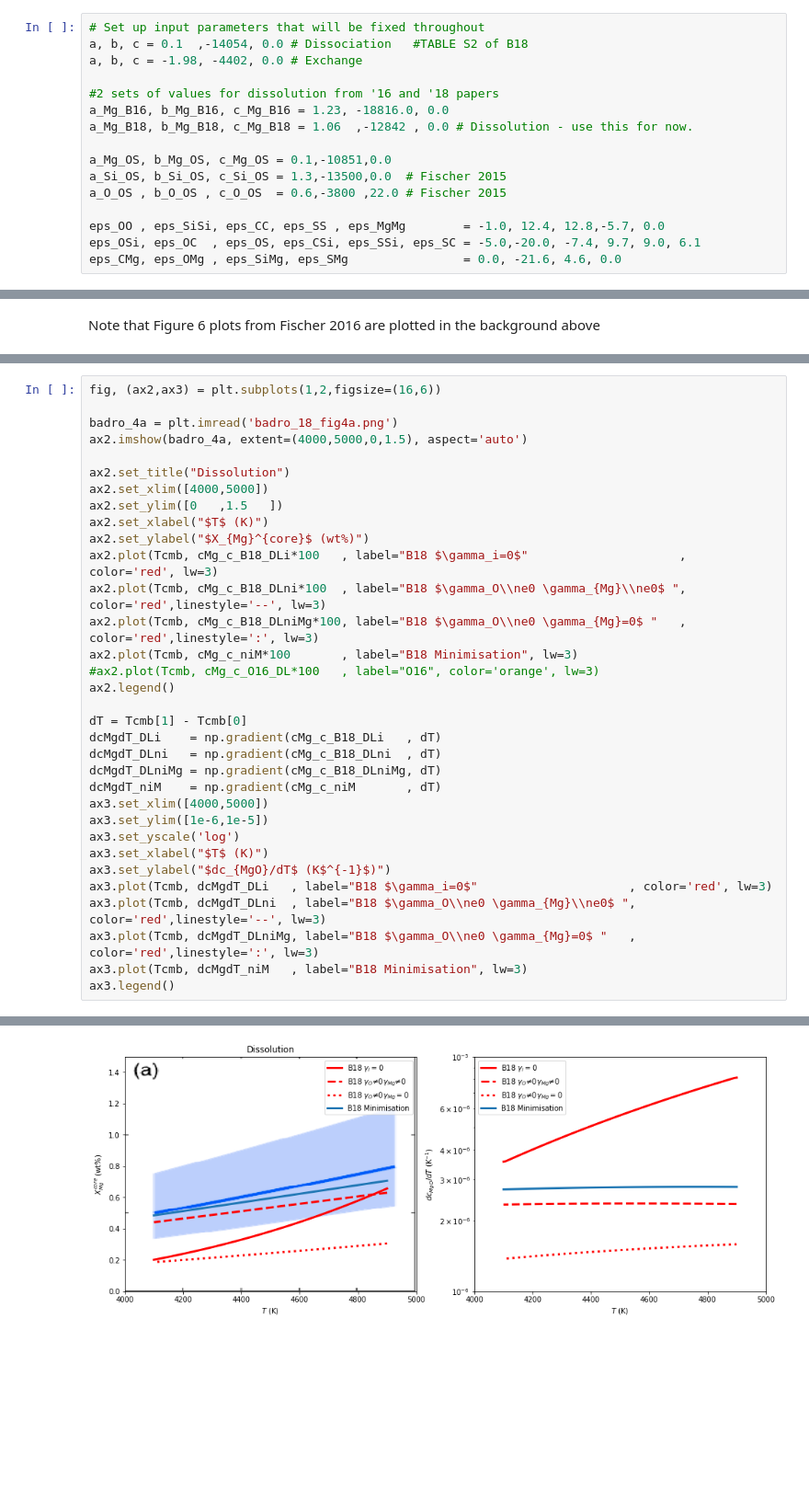
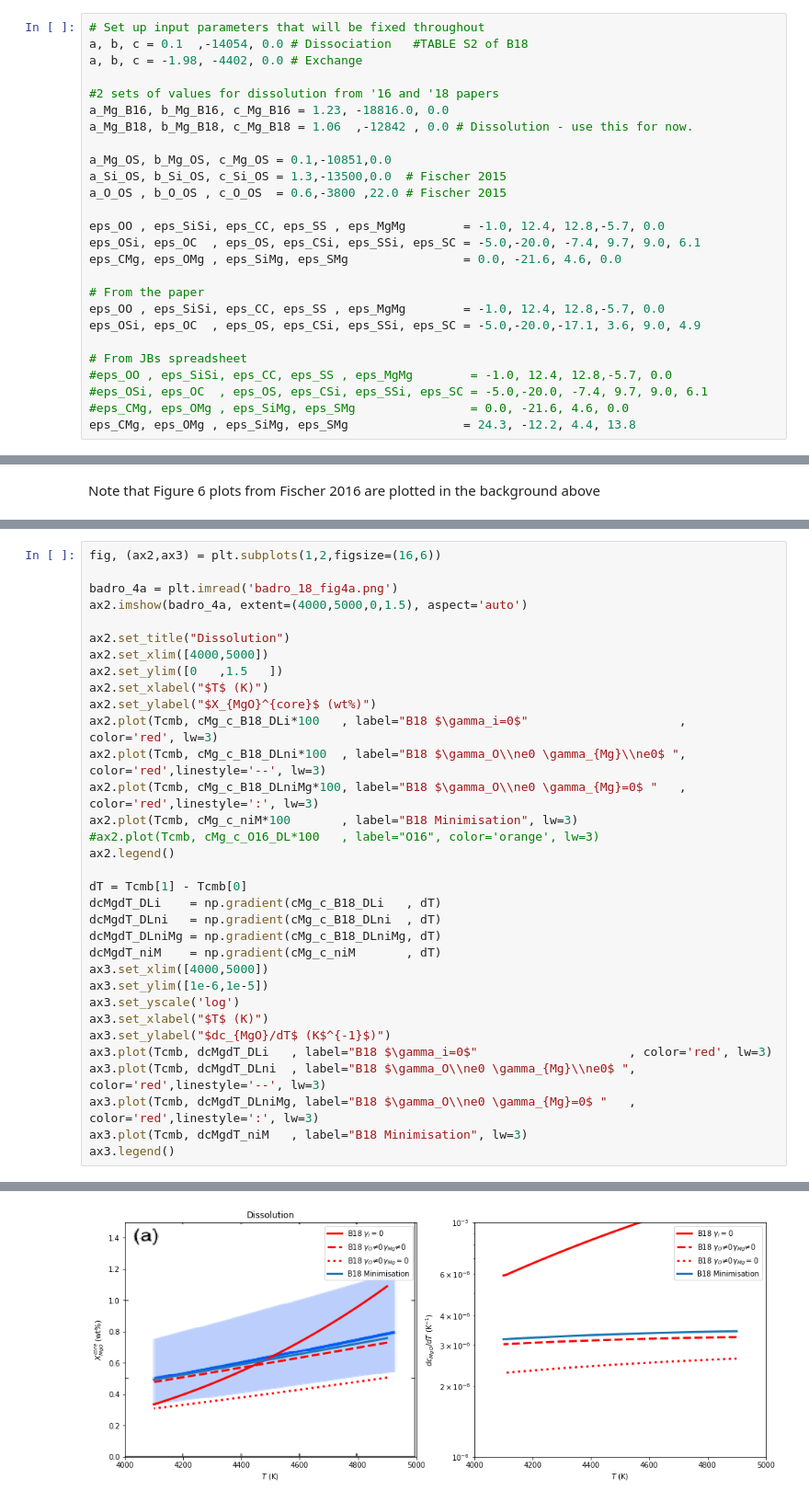
Before and after one commit to scs1cd/precipitation, a Jupyter notebook: B18_final.ipynb, the cells around one changed output, grey strips where cells are left out. Shown at 92% size. Saved outputs shown, nothing was run; the diff lists cells and outputs as text; blank space fills up the shorter version.

```diff
--- a/B18_final.ipynb
+++ b/B18_final.ipynb
@@ -24,6 +24,16 @@ a_O_OS , b_O_OS , c_O_OS  = 0.6,-3800 ,22.0 # Fischer 2015
 eps_OO , eps_SiSi, eps_CC, eps_SS , eps_MgMg        = -1.0, 12.4, 12.8,-5.7, 0.0
 eps_OSi, eps_OC  , eps_OS, eps_CSi, eps_SSi, eps_SC = -5.0,-20.0, -7.4, 9.7, 9.0, 6.1
 eps_CMg, eps_OMg , eps_SiMg, eps_SMg                = 0.0, -21.6, 4.6, 0.0
+
+# From the paper
+eps_OO , eps_SiSi, eps_CC, eps_SS , eps_MgMg        = -1.0, 12.4, 12.8,-5.7, 0.0
+eps_OSi, eps_OC  , eps_OS, eps_CSi, eps_SSi, eps_SC = -5.0,-20.0,-17.1, 3.6, 9.0, 4.9
+
+# From JBs spreadsheet
+#eps_OO , eps_SiSi, eps_CC, eps_SS , eps_MgMg        = -1.0, 12.4, 12.8,-5.7, 0.0
+#eps_OSi, eps_OC  , eps_OS, eps_CSi, eps_SSi, eps_SC = -5.0,-20.0, -7.4, 9.7, 9.0, 6.1
+#eps_CMg, eps_OMg , eps_SiMg, eps_SMg                = 0.0, -21.6, 4.6, 0.0
+eps_CMg, eps_OMg , eps_SiMg, eps_SMg                = 24.3, -12.2, 4.4, 13.8
 # %%
 # These params may want to change...
 Tcmb   = np.linspace(4900,4100,101)
@@ -196,32 +207,32 @@ badro_4a = plt.imread('badro_18_fig4a.png')
 ax2.imshow(badro_4a, extent=(4000,5000,0,1.5), aspect='auto')
 
 ax2.set_title("Dissolution")
 ax2.set_xlim([4000,5000])
 ax2.set_ylim([0   ,1.5   ])
 ax2.set_xlabel("$T$ (K)")
-ax2.set_ylabel("$X_{Mg}^{core}$ (wt%)")
+ax2.set_ylabel("$X_{MgO}^{core}$ (wt%)")
 ax2.plot(Tcmb, cMg_c_B18_DLi*100   , label="B18 $\gamma_i=0$"                     , color='red', lw=3)
 ax2.plot(Tcmb, cMg_c_B18_DLni*100  , label="B18 $\gamma_O\\ne0 \gamma_{Mg}\\ne0$ ", color='red',linestyle='--', lw=3)
 ax2.plot(Tcmb, cMg_c_B18_DLniMg*100, label="B18 $\gamma_O\\ne0 \gamma_{Mg}=0$ "   , color='red',linestyle=':', lw=3)
 ax2.plot(Tcmb, cMg_c_niM*100       , label="B18 Minimisation", lw=3)
 #ax2.plot(Tcmb, cMg_c_O16_DL*100   , label="O16", color='orange', lw=3)
 ax2.legend()
 
 dT = Tcmb[1] - Tcmb[0]
 dcMgdT_DLi    = np.gradient(cMg_c_B18_DLi   , dT)
 dcMgdT_DLni   = np.gradient(cMg_c_B18_DLni  , dT)
 dcMgdT_DLniMg = np.gradient(cMg_c_B18_DLniMg, dT)
 dcMgdT_niM    = np.gradient(cMg_c_niM       , dT)
 ax3.set_xlim([4000,5000])
 ax3.set_ylim([1e-6,1e-5])
 ax3.set_yscale('log')
 ax3.set_xlabel("$T$ (K)")
 ax3.set_ylabel("$dc_{MgO}/dT$ (K$^{-1}$)")
 ax3.plot(Tcmb, dcMgdT_DLi   , label="B18 $\gamma_i=0$"                     , color='red', lw=3)
 ax3.plot(Tcmb, dcMgdT_DLni  , label="B18 $\gamma_O\\ne0 \gamma_{Mg}\\ne0$ ", color='red',linestyle='--', lw=3)
 ax3.plot(Tcmb, dcMgdT_DLniMg, label="B18 $\gamma_O\\ne0 \gamma_{Mg}=0$ "   , color='red',linestyle=':', lw=3)
 ax3.plot(Tcmb, dcMgdT_niM   , label="B18 Minimisation", lw=3)
 ax3.legend()
 # %% [output]
 <matplotlib.legend.Legend at 0x...>
-[figure, old version]
+[figure, new version]
```
Also changed, not shown: parts of 2 cells of this notebook, 2 other files.
